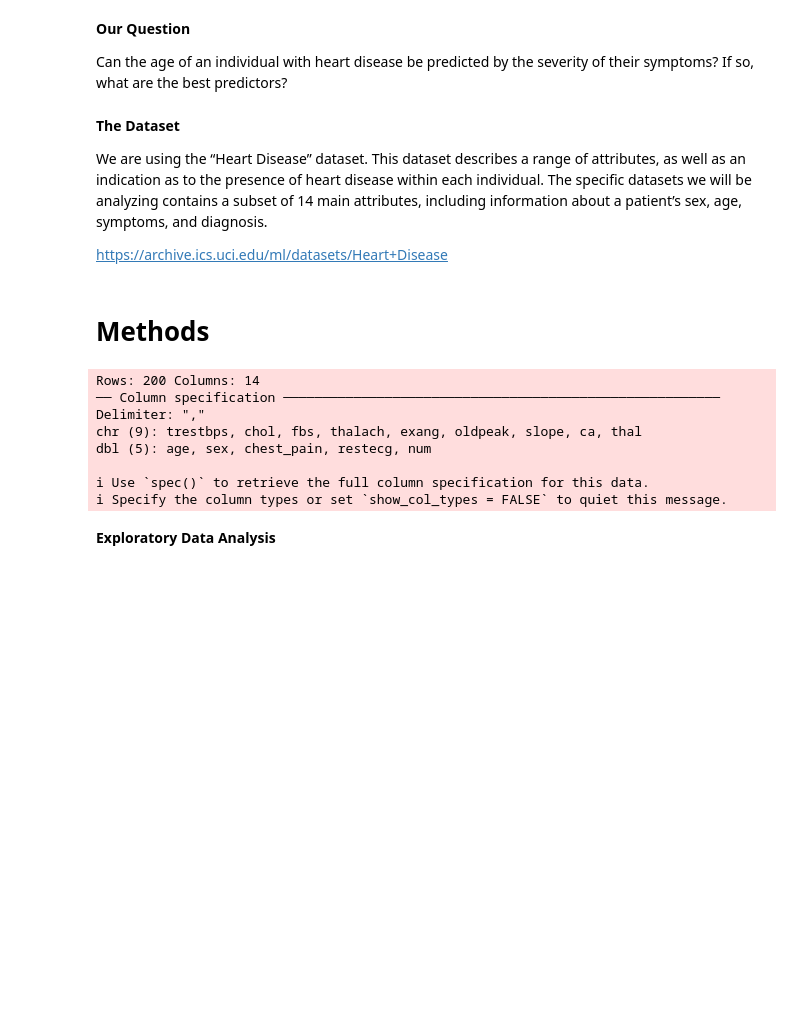
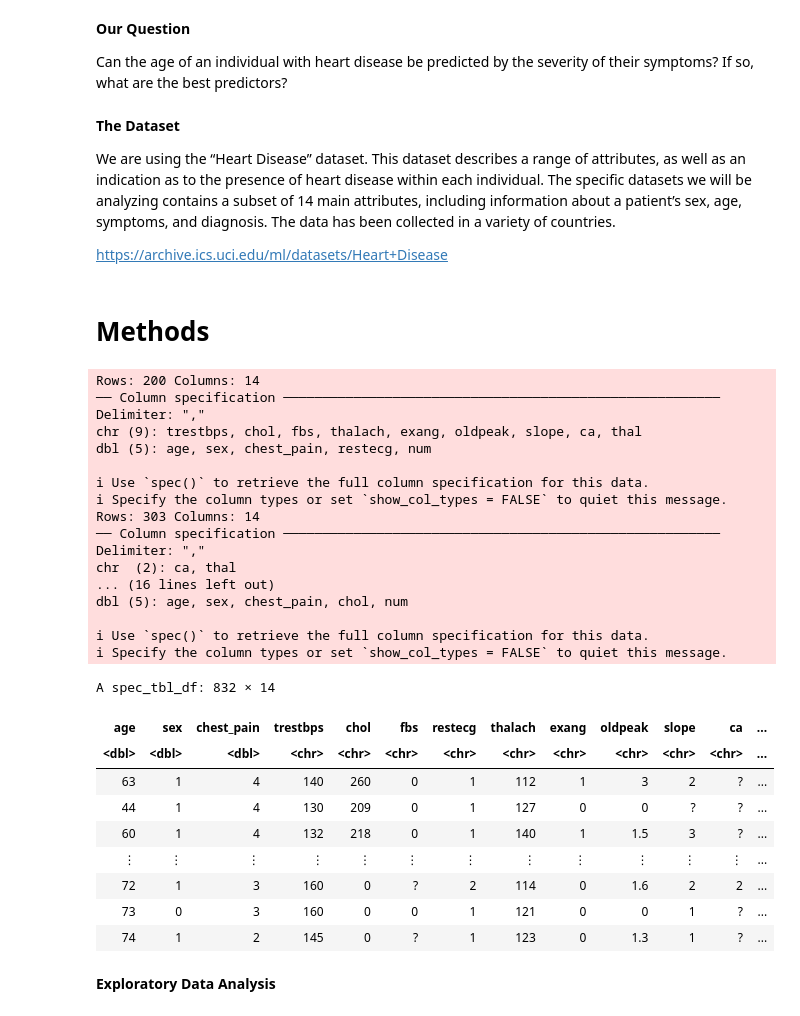
Before and after one commit to klydestad/group_153_project, a Jupyter notebook: group.153.project.report.ipynb, the cells around one changed output. Cells and saved outputs as stored; diff of their text form; code cells hidden in the pictures; blank space fills up the shorter version.

```diff
--- a/group.153.project.report.ipynb
+++ b/group.153.project.report.ipynb
@@ -22,26 +22,77 @@ Can the age of an individual with heart disease be predicted by the severity of
 # %% [markdown]
 **The Dataset**
 
-We are using the “Heart Disease” dataset. This dataset describes a range of attributes, as well as an indication as to the presence of heart disease within each individual. The specific datasets we will be analyzing contains a subset of 14 main attributes, including information about a patient’s sex, age, symptoms, and diagnosis.
+We are using the “Heart Disease” dataset. This dataset describes a range of attributes, as well as an indication as to the presence of heart disease within each individual. The specific datasets we will be analyzing contains a subset of 14 main attributes, including information about a patient’s sex, age, symptoms, and diagnosis. The data has been collected in a variety of countries.
 
 https://archive.ics.uci.edu/ml/datasets/Heart+Disease
 # %% [markdown]
 # Methods
 # %%
-# First we must read in the dataset.
+# First we must read in the datasets.
 van_data_csv <- read_csv("https://archive.ics.uci.edu/ml/machine-learning-databases/heart-disease/processed.va.data",col_names =
                c("age", "sex", "chest_pain", "trestbps", "chol",
                "fbs",  "restecg", "thalach", "exang", "oldpeak",
                "slope", "ca", "thal", "num")) %>%
                 filter(restecg != "?") %>%
                 filter(chol != "?") %>%
+                filter(trestbps != "?")# %>%
+               # filter(slope != "?")  %>%
+               # filter(ca != "?") %>%
+               # filter(slope != "?")  %>%
+               # filter(thal != "?")
+
+cleveland_data_csv <- read_csv("https://archive.ics.uci.edu/ml/machine-learning-databases/heart-disease/processed.cleveland.data", col_names =
+               c("age", "sex", "chest_pain", "trestbps", "chol",
+               "fbs",  "restecg", "thalach", "exang", "oldpeak",
+               "slope", "ca", "thal", "num")) %>%
+                filter(restecg != "?") %>%
+                filter(chol != "?") %>%
                 filter(trestbps != "?")
+
+hungary_data_csv <- read_csv("https://archive.ics.uci.edu/ml/machine-learning-databases/heart-disease/processed.hungarian.data", col_names =
+               c("age", "sex", "chest_pain", "trestbps", "chol",
+               "fbs",  "restecg", "thalach", "exang", "oldpeak",
+               "slope", "ca", "thal", "num")) %>%
+                filter(restecg != "?") %>%
+                filter(chol != "?") %>%
+                filter(trestbps != "?")
+
+switzerland_data_csv <- read_csv("https://archive.ics.uci.edu/ml/machine-learning-databases/heart-disease/processed.switzerland.data", col_names =
+               c("age", "sex", "chest_pain", "trestbps", "chol",
+               "fbs",  "restecg", "thalach", "exang", "oldpeak",
+               "slope", "ca", "thal", "num")) %>%
+                filter(restecg != "?") %>%
+                filter(chol != "?") %>%
+                filter(trestbps != "?")
+
+#Next, we can merge these, as they all have the same predictors. More data can ensure our analysis is more accurate.
+heart_disease_data <- rbind(van_data_csv,cleveland_data_csv,hungary_data_csv, switzerland_data_csv)
+heart_disease_data
 # %% [output]
 Rows: 200 Columns: 14
 ── Column specification ────────────────────────────────────────────────────────
 Delimiter: ","
 chr (9): trestbps, chol, fbs, thalach, exang, oldpeak, slope, ca, thal
 dbl (5): age, sex, chest_pain, restecg, num
 
 ℹ Use `spec()` to retrieve the full column specification for this data.
 ℹ Specify the column types or set `show_col_types = FALSE` to quiet this message.
+Rows: 303 Columns: 14
+── Column specification ────────────────────────────────────────────────────────
+Delimiter: ","
+chr  (2): ca, thal
+... (16 lines left out)
+dbl (5): age, sex, chest_pain, chol, num
+
+ℹ Use `spec()` to retrieve the full column specification for this data.
+ℹ Specify the column types or set `show_col_types = FALSE` to quiet this message.
+A spec_tbl_df: 832 × 14
+| age | sex | chest_pain | trestbps | chol | fbs | restecg | thalach | exang | oldpeak | slope | ca | ... |
+| <dbl> | <dbl> | <dbl> | <chr> | <chr> | <chr> | <chr> | <chr> | <chr> | <chr> | <chr> | <chr> | ... |
+| 63 | 1 | 4 | 140 | 260 | 0 | 1 | 112 | 1 | 3 | 2 | ? | ... |
+| 44 | 1 | 4 | 130 | 209 | 0 | 1 | 127 | 0 | 0 | ? | ? | ... |
+| 60 | 1 | 4 | 132 | 218 | 0 | 1 | 140 | 1 | 1.5 | 3 | ? | ... |
+| ⋮ | ⋮ | ⋮ | ⋮ | ⋮ | ⋮ | ⋮ | ⋮ | ⋮ | ⋮ | ⋮ | ⋮ | ... |
+| 72 | 1 | 3 | 160 | 0 | ? | 2 | 114 | 0 | 1.6 | 2 | 2 | ... |
+| 73 | 0 | 3 | 160 | 0 | 0 | 1 | 121 | 0 | 0 | 1 | ? | ... |
+| 74 | 1 | 2 | 145 | 0 | ? | 1 | 123 | 0 | 1.3 | 1 | ? | ... |
```
Also changed, not shown: parts of 4 cells of this notebook, 1 other file.
